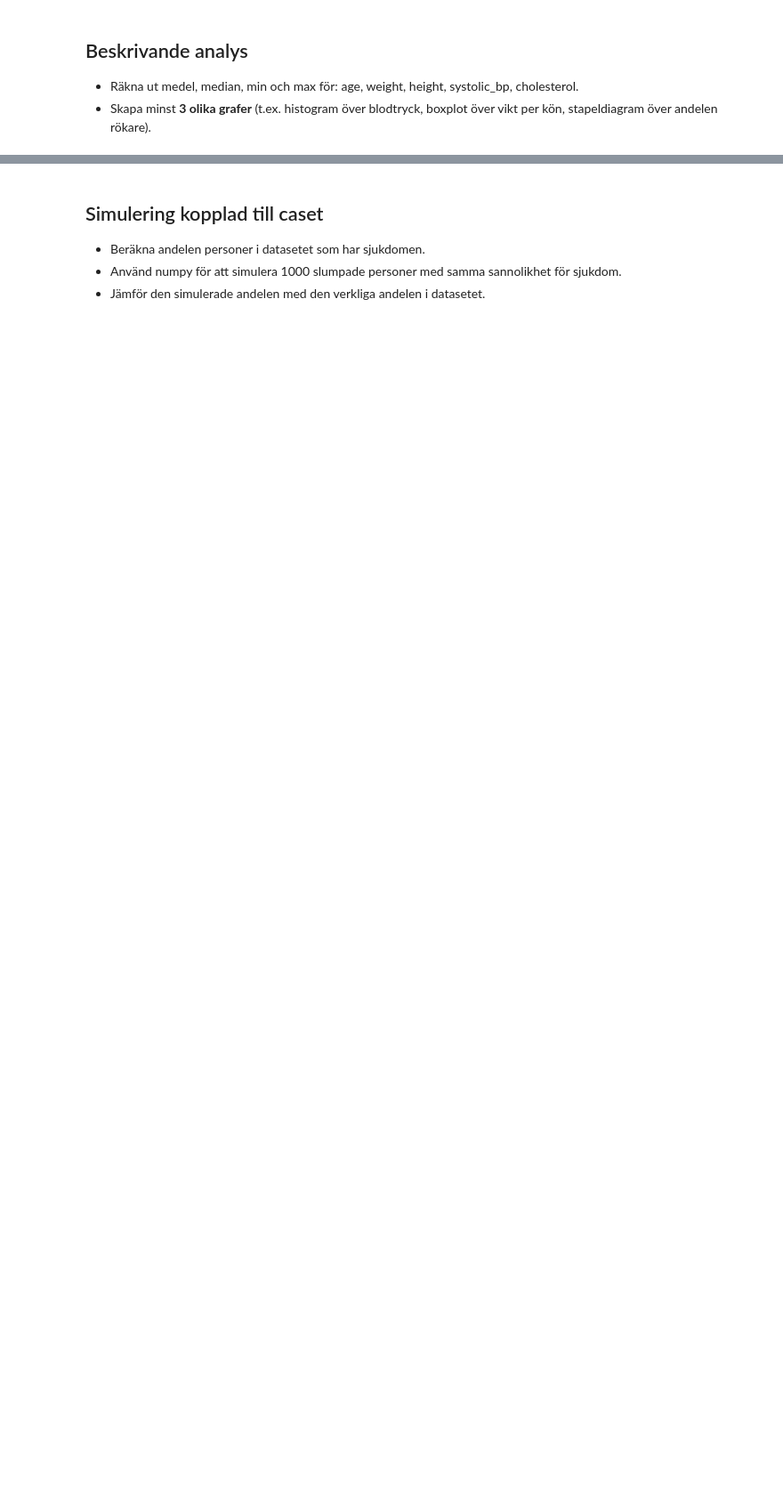
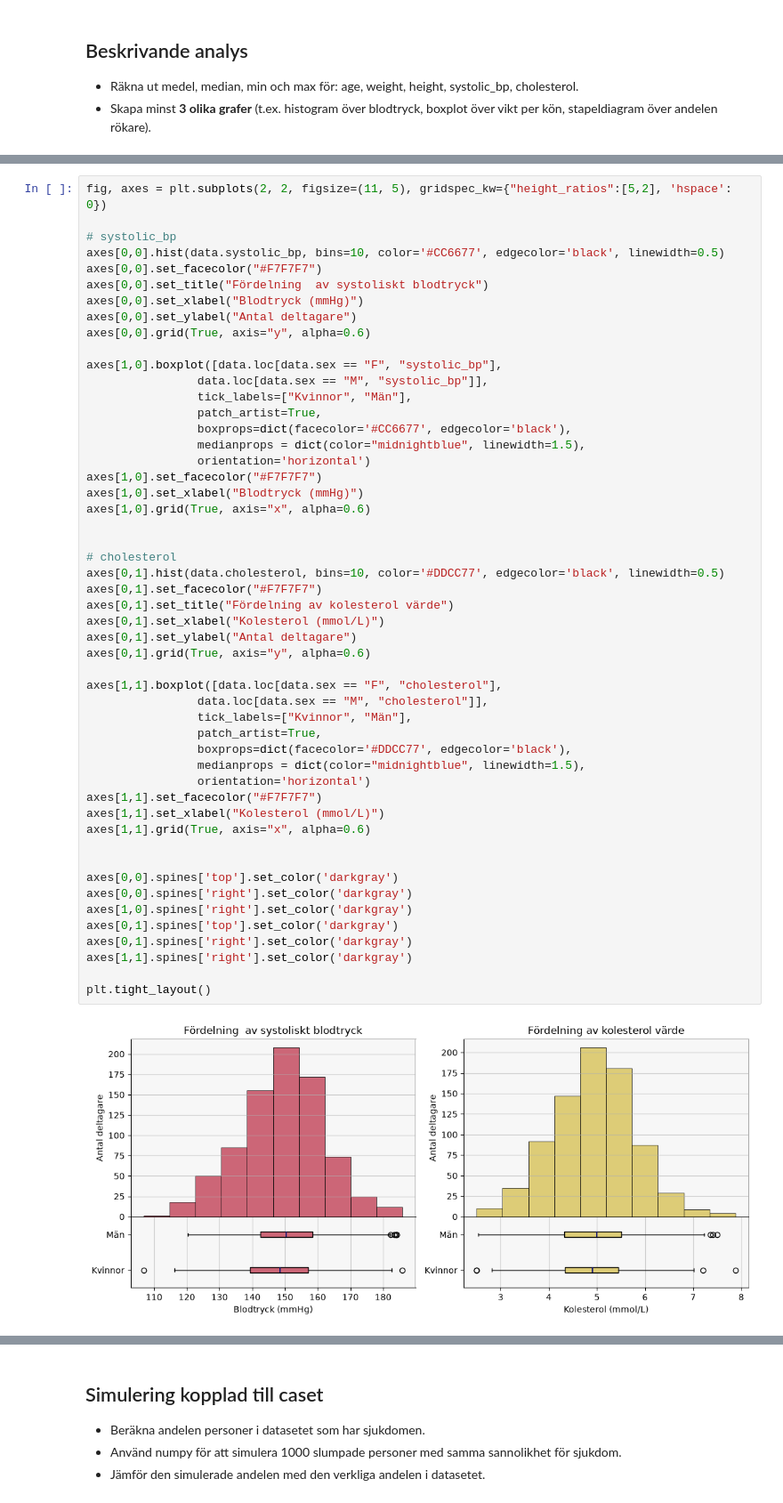
Before and after one commit to utruedsson/DS26_PYSTDA_assignment, a Jupyter notebook: health_study.ipynb, the cells around one changed output, grey strips where cells are left out. Shown at 89% size. Drawn from its saved outputs; the diff is of its cells as text; blank space fills up the shorter version.

```diff
--- a/health_study.ipynb
+++ b/health_study.ipynb
@@ -422,0 +243,53 @@ ax2.legend(['fri från sjukdomen', 'sjukdomsfall'])
+# %%
+fig, axes = plt.subplots(2, 2, figsize=(11, 5), gridspec_kw={"height_ratios":[5,2], 'hspace': 0})
+
+# systolic_bp
+axes[0,0].hist(data.systolic_bp, bins=10, color='#CC6677', edgecolor='black', linewidth=0.5)
+axes[0,0].set_facecolor("#F7F7F7")
+axes[0,0].set_title("Fördelning  av systoliskt blodtryck")
+axes[0,0].set_xlabel("Blodtryck (mmHg)")
+axes[0,0].set_ylabel("Antal deltagare")
+axes[0,0].grid(True, axis="y", alpha=0.6)
+
+axes[1,0].boxplot([data.loc[data.sex == "F", "systolic_bp"],
+                data.loc[data.sex == "M", "systolic_bp"]],
+                tick_labels=["Kvinnor", "Män"],
+                patch_artist=True,
+                boxprops=dict(facecolor='#CC6677', edgecolor='black'),
+                medianprops = dict(color="midnightblue", linewidth=1.5),
+                orientation='horizontal')
+axes[1,0].set_facecolor("#F7F7F7")
+axes[1,0].set_xlabel("Blodtryck (mmHg)")
+axes[1,0].grid(True, axis="x", alpha=0.6)
+
+
+# cholesterol
+axes[0,1].hist(data.cholesterol, bins=10, color='#DDCC77', edgecolor='black', linewidth=0.5)
+axes[0,1].set_facecolor("#F7F7F7")
+axes[0,1].set_title("Fördelning av kolesterol värde")
+axes[0,1].set_xlabel("Kolesterol (mmol/L)")
+axes[0,1].set_ylabel("Antal deltagare")
+axes[0,1].grid(True, axis="y", alpha=0.6)
+
+axes[1,1].boxplot([data.loc[data.sex == "F", "cholesterol"],
+                data.loc[data.sex == "M", "cholesterol"]],
+                tick_labels=["Kvinnor", "Män"],
+                patch_artist=True,
+                boxprops=dict(facecolor='#DDCC77', edgecolor='black'),
+                medianprops = dict(color="midnightblue", linewidth=1.5),
+                orientation='horizontal')
+axes[1,1].set_facecolor("#F7F7F7")
+axes[1,1].set_xlabel("Kolesterol (mmol/L)")
+axes[1,1].grid(True, axis="x", alpha=0.6)
+
+
+axes[0,0].spines['top'].set_color('darkgray')
+axes[0,0].spines['right'].set_color('darkgray')
+axes[1,0].spines['right'].set_color('darkgray')
+axes[0,1].spines['top'].set_color('darkgray')
+axes[0,1].spines['right'].set_color('darkgray')
+axes[1,1].spines['right'].set_color('darkgray')
+
+plt.tight_layout()
+# %% [output]
+[figure, added]
```
Also changed, not shown: parts of 27 cells of this notebook.
